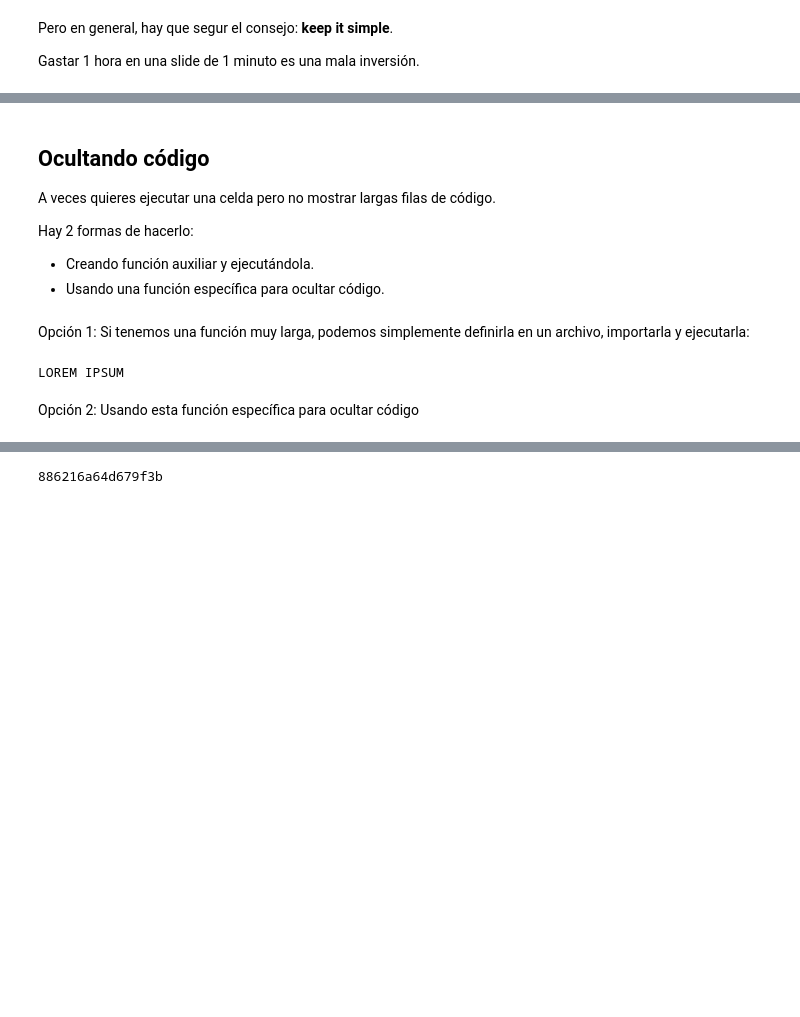
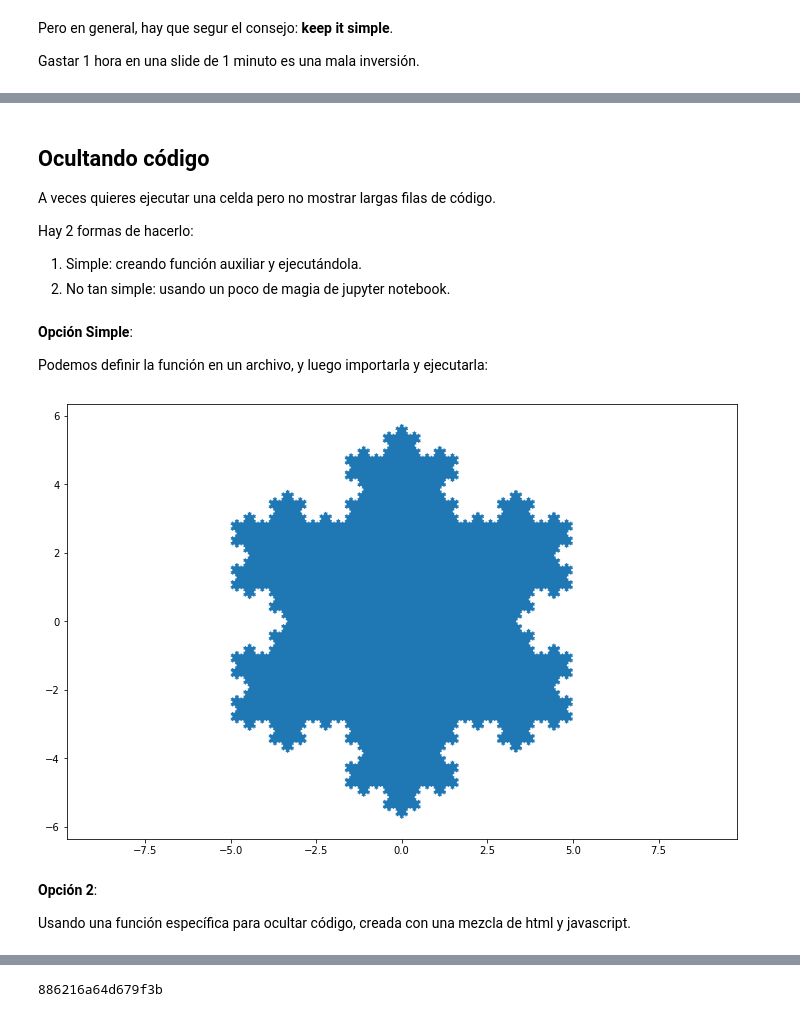
Before and after one commit to sebastiandres/blog, a Jupyter notebook: _notebooks/2021-08-03-tutorial-rise-parte-3.ipynb, the cells around one changed output, grey strips where cells are left out. Saved outputs shown, nothing was run; the diff lists cells and outputs as text; code cells hidden in the pictures; blank space fills up the shorter version.

```diff
--- a/_notebooks/2021-08-03-tutorial-rise-parte-3.ipynb
+++ b/_notebooks/2021-08-03-tutorial-rise-parte-3.ipynb
@@ -71,14 +64,19 @@ IMAGEN EJEMPLO
 A veces quieres ejecutar una celda pero no mostrar largas filas de código.
 
 Hay 2 formas de hacerlo:
-* Creando función auxiliar y ejecutándola.
-* Usando una función específica para ocultar código.
+1. Simple: creando función auxiliar y ejecutándola.
+2. No tan simple: usando un poco de magia de jupyter notebook.
-# %% [markdown]
-Opción 1: Si tenemos una función muy larga, podemos simplemente definirla en un archivo, importarla y ejecutarla:
-# %%
-print("LOREM IPSUM")
-# %% [output]
-LOREM IPSUM
+# %% [markdown]
+**Opción Simple**:
+
+Podemos definir la función en un archivo, y luego importarla y ejecutarla:
+# %%
+from mi_carpeta import mi_script
+mi_script.mi_grafico(order=6, figsize=(12,8))
+# %% [output]
+[figure, added]
 # %% [markdown]
-Opción 2: Usando esta función específica para ocultar código
+**Opción 2**:
+
+Usando una función específica para ocultar código, creada con una mezcla de html y javascript.
 # %%
```
Also changed, not shown: parts of 22 cells of this notebook, 7 other files.
